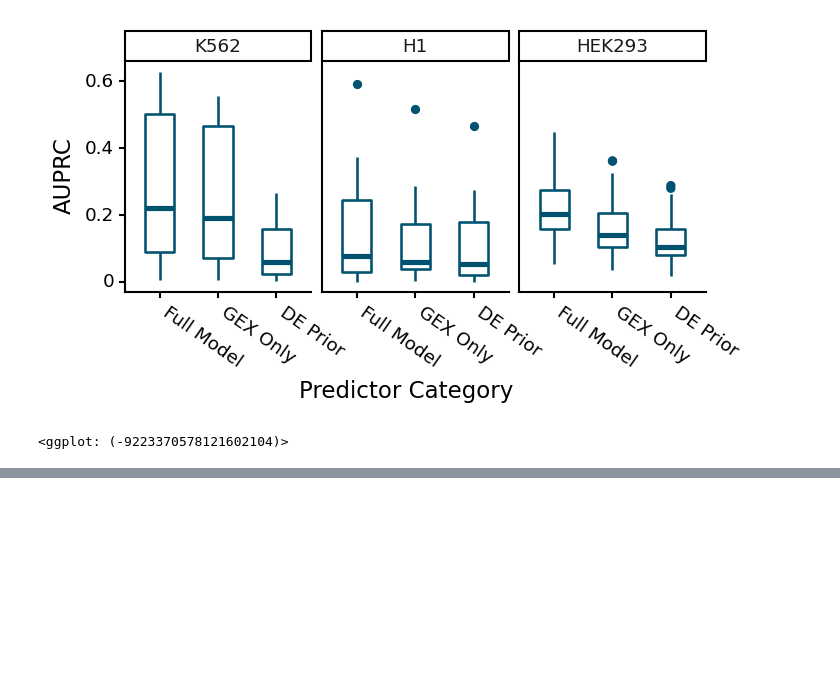
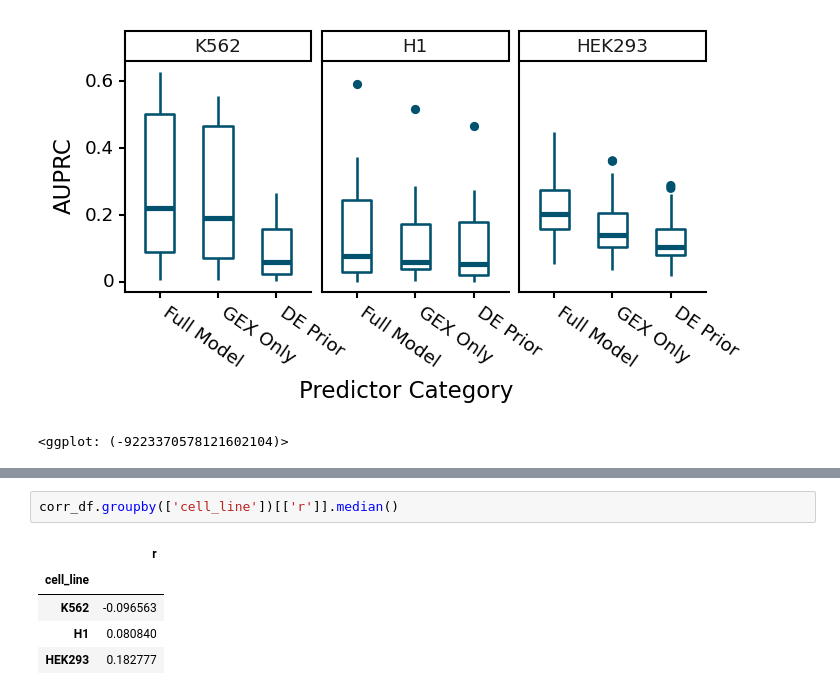
Before and after one commit to BrentLab/TFPertRespExplainer, a Jupyter notebook: WORKING_NOTEBOOKS/g3_revision.ipynb, the cells around one changed output, grey strips where cells are left out. Cells and saved outputs as stored; diff of their text form; blank space fills up the shorter version.

```diff
--- a/WORKING_NOTEBOOKS/g3_revision.ipynb
+++ b/WORKING_NOTEBOOKS/g3_revision.ipynb
@@ -533,0 +596,8 @@ ax.save('g3_revision/Human_DE_Prior_Comparison.pdf')
+# %%
+corr_df.groupby(['cell_line'])[['r']].median()
+# %% [output]
+|  | r |
+| cell_line |  |
+| K562 | -0.096563 |
+| H1 | 0.080840 |
+| HEK293 | 0.182777 |
```
Also changed, not shown: parts of 4 cells of this notebook.
